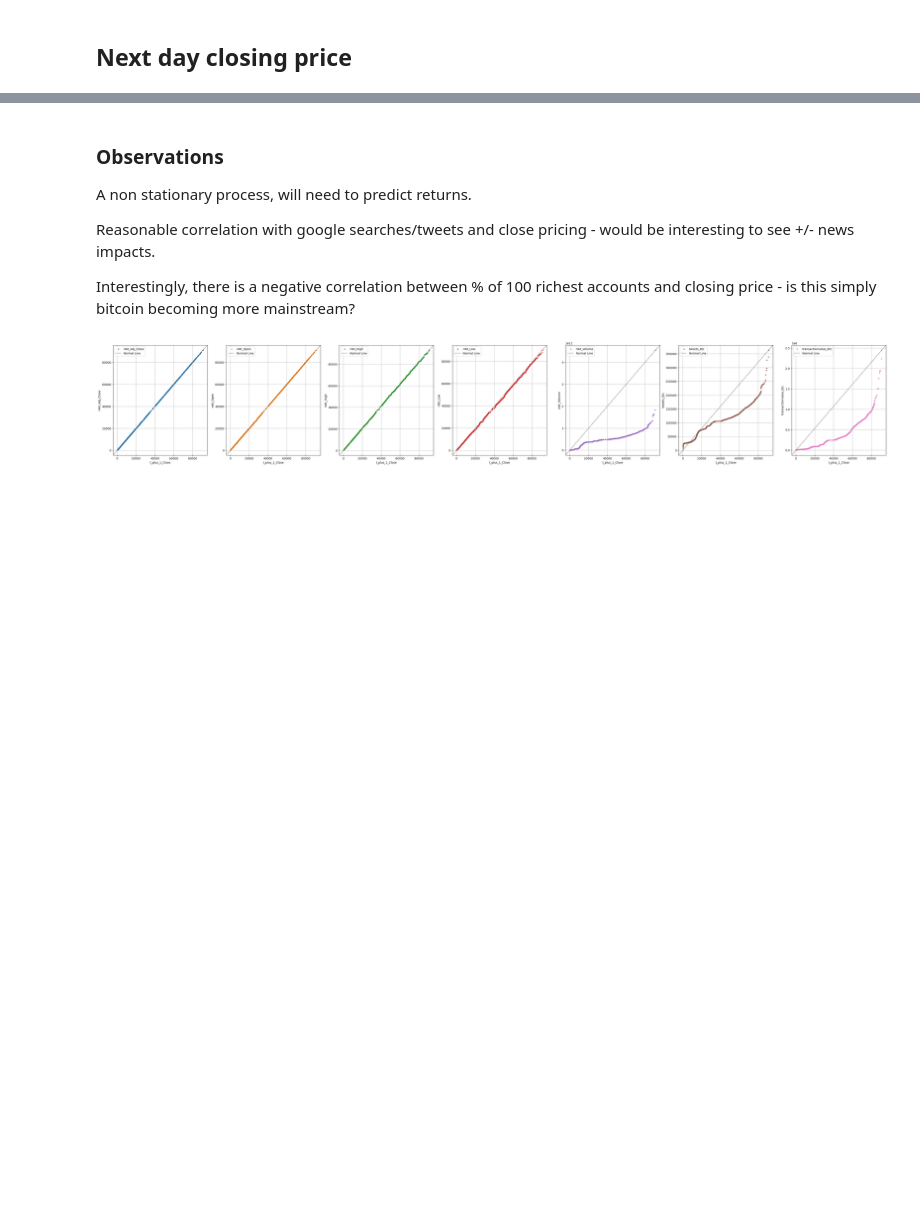
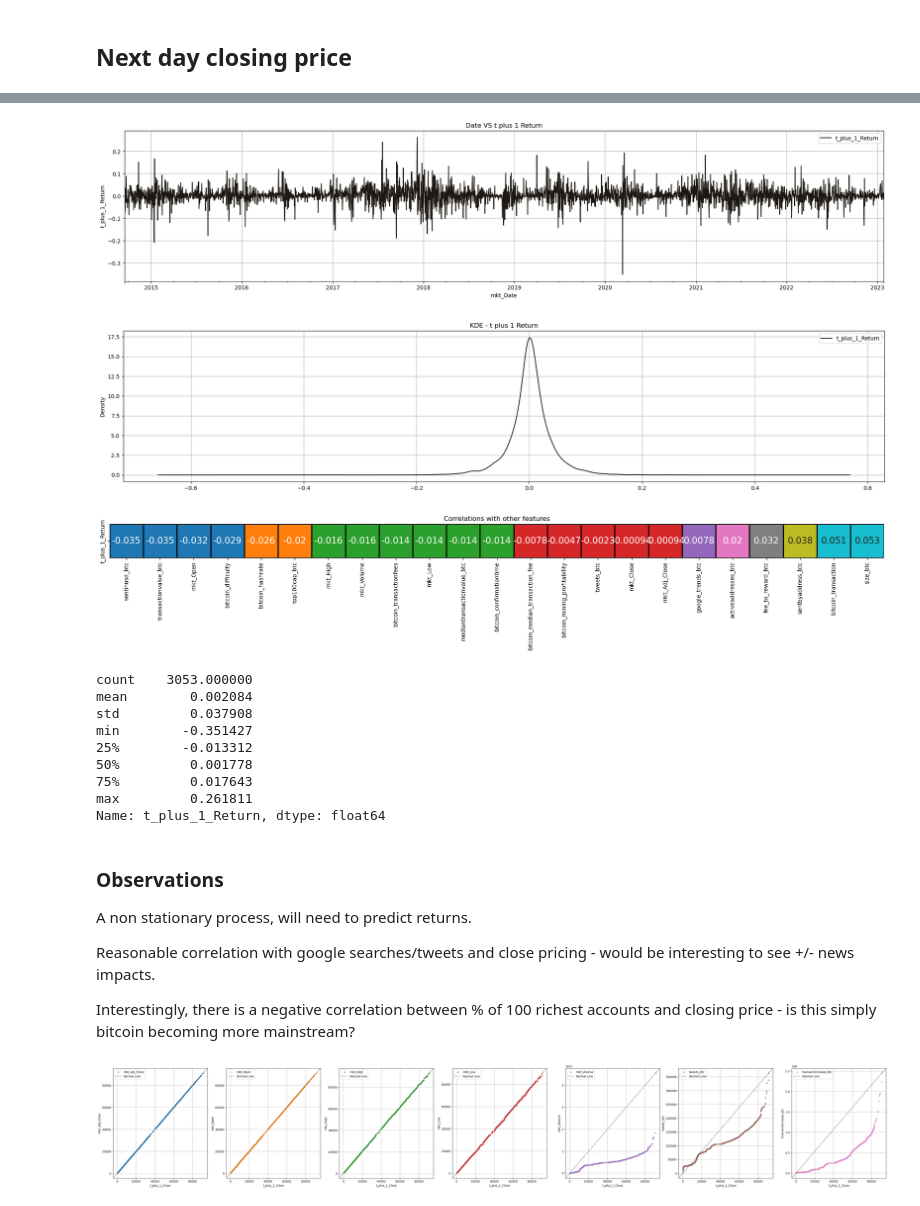
Before and after one commit to darrenlawton/btc_trader_team_five, a Jupyter notebook: notebooks/EDA.ipynb, the cells around one changed output, grey strips where cells are left out. Cells and saved outputs as stored; diff of their text form; code cells hidden in the pictures; blank space fills up the shorter version.

```diff
--- a/notebooks/EDA.ipynb
+++ b/notebooks/EDA.ipynb
@@ -108,3 +109,19 @@ plot_data(df_btc_input, feature='t_plus_1_Close')
+# %%
+plot_data(df_btc_input, feature='t_plus_1_Return')
+print(df_btc_input['t_plus_1_Return'].describe())
+# %% [output]
+[figure, added]
+[figure, added]
+[figure, added]
+count    3053.000000
+mean        0.002084
+std         0.037908
+min        -0.351427
+25%        -0.013312
+50%         0.001778
+75%         0.017643
+max         0.261811
+Name: t_plus_1_Return, dtype: float64
 # %% [markdown]
 ### Observations
 
```
Also changed, not shown: parts of 2 cells of this notebook, 1 other file.
